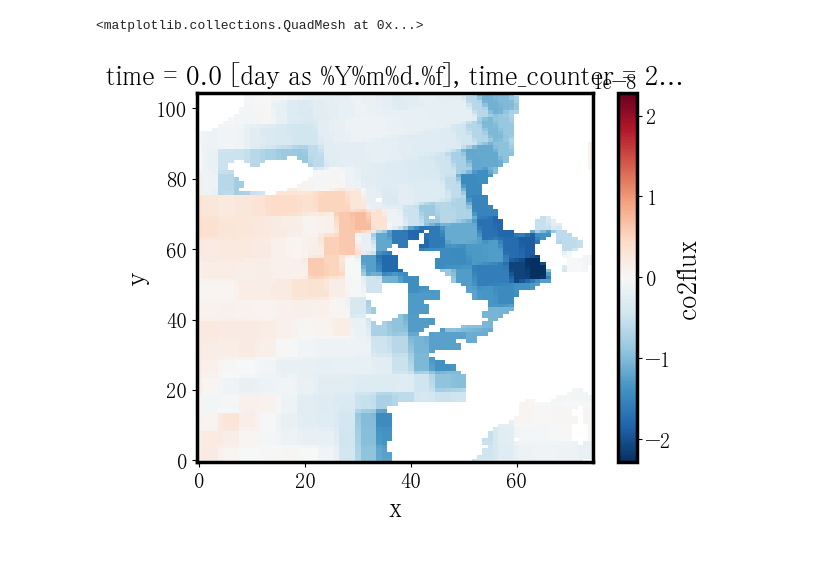
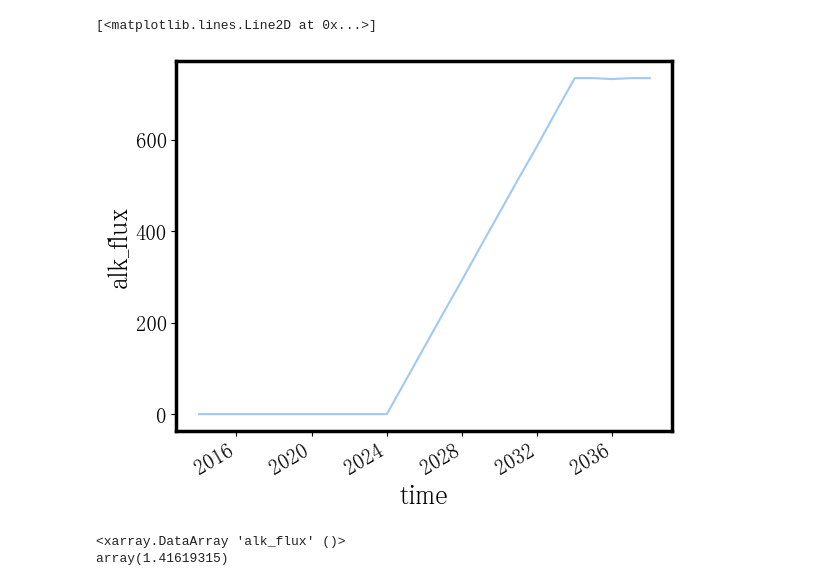
Before and after one commit to chiaraciscato/2026_ciscato_oae_seasonality, a Jupyter notebook: scripts/es_efficiency.ipynb, the cells around one changed output. Saved outputs shown, nothing was run; the diff lists cells and outputs as text; code cells hidden in the pictures; blank space fills up the shorter version.

```diff
--- a/scripts/es_efficiency.ipynb
+++ b/scripts/es_efficiency.ipynb
@@ -7,3 +30,28 @@ co2flux_oae = xr.open_dataset('/Users/chiaraciscato/Desktop/GEOMAR/2024_ciscato_
+# %%
+filepaths = sorted(glob.glob("/Users/chiaraciscato/Desktop/GEOMAR/2024_ciscato_oae_seasonality/alk_mask/*.nc"))
+
+datasets = []
+start_year = 2014
+
+for i, fp in enumerate(filepaths):
+    ds = xr.open_dataset(fp)
+    # Add a fake time dimension (as one time step per file)
+    year = start_year + i
+    ds = ds.expand_dims(time=[pd.Timestamp(f"{year}-01-01")])
+    datasets.append(ds)
+
+# # 3. Concatenate along time
+ds_merged = xr.concat(datasets, dim="time")
+# %%
+ds_merged['alk_flux'].isel(time=slice(0,25)).sum(dim=['x','y']).plot()
+# %% [output]
+[<matplotlib.lines.Line2D at 0x...>]
+[figure, added]
+# %%
+ds_merged['alk_flux'].max()
+# %% [output]
+<xarray.DataArray 'alk_flux' ()>
+array(1.41619315)
 # %%
 # ocean mask
 
@@ -22,5 +85,0 @@ co2flux_change['co2flux'] = (co2flux_change['co2flux'] * 1000 / 44.009 * ocean_s
-# %%
-(co2flux_oae - co2flux_base).co2flux.isel(time_counter=0).plot()
-# %% [output]
-<matplotlib.collections.QuadMesh at 0x...>
-[figure, removed]
```
Also changed, not shown: parts of 12 cells of this notebook, 1 other file.
